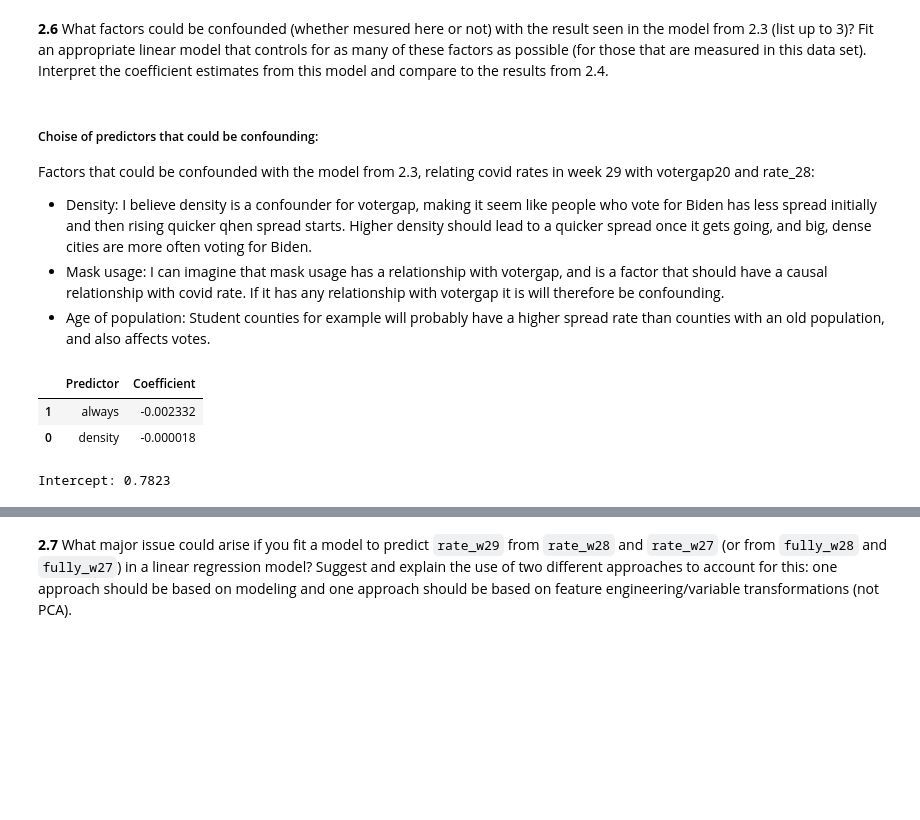
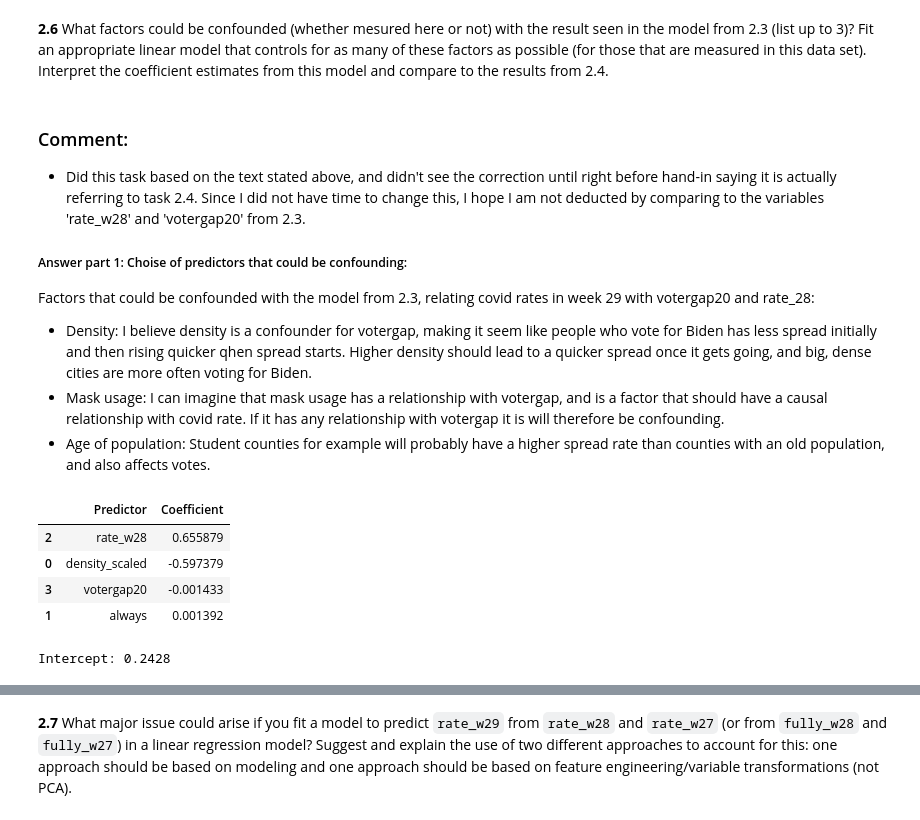
Before and after one commit to kkvalsvik/DataScience_cs109a_Harvard, a Jupyter notebook: cs_s109a_finalexam_2021.ipynb, the cells around one changed output, grey strips where cells are left out. Cells and saved outputs as stored; diff of their text form; code cells hidden in the pictures; blank space fills up the shorter version.

```diff
--- a/cs_s109a_finalexam_2021.ipynb
+++ b/cs_s109a_finalexam_2021.ipynb
@@ -732,30 +731,45 @@ I would choose to model the imputation with uncertainty in order to best capture
 # %% [markdown]
 **2.6** What factors could be confounded (whether mesured here or not) with the result seen in the model from 2.3 (list up to 3)?  Fit an appropriate linear model that controls for as many of these factors as possible (for those that are measured in this data set). Interpret the coefficient estimates from this model and compare to the results from 2.4.
 # %% [markdown]
-##### Choise of predictors that could be confounding:
+### Comment:
+* Did this task based on the text stated above, and didn't see the correction until right before hand-in saying it is actually referring to task 2.4. Since I did not have time to change this, I hope I am not deducted by comparing to the variables 'rate_w28' and 'votergap20' from 2.3.
+##### Answer part 1: Choise of predictors that could be confounding:
 Factors that could be confounded with the model from 2.3, relating covid rates in week 29 with votergap20 and rate_28:
 * Density: I believe density is a confounder for votergap, making it seem like people who vote for Biden has less spread initially and then rising quicker qhen spread starts. Higher density should lead to a quicker spread once it gets going, and big, dense cities are more often voting for Biden.
 * Mask usage: I can imagine that mask usage has a relationship with votergap, and is a factor that should have a causal relationship with covid rate. If it has any relationship with votergap it is will therefore be confounding.
 * Age of population: Student counties for example will probably have a higher spread rate than counties with an old population, and also affects votes.
 # %%
-# See answer below on the choice of confounding variables.
 # I first interpreted the task to ask for all possible features in covid_clean, but read from Ed that we should include
 #the ones that are possible from our listed 3 confounding variables. Updated now.
-predictors_to_include = ['density', 'always']
+
+# Normalizing the density variable to get it on the range of 0 to 1 which is the same as 'always':
+from sklearn.preprocessing import MinMaxScaler
+scaler = MinMaxScaler()
+density_scaled = scaler.fit_transform(covid_clean[['density']])
+# covid_Norm = pd.DataFrame(covid_Norm, columns=columns_to_include)
+# train_covid[['rate_w28', 'votergap20', 'rate28_X_votergap']]
+# covid_Norm['rate28_X_votergap']
+density_scaled
+covid_clean['density_scaled'] = density_scaled
+
+
+predictors_to_include = ['density_scaled', 'always', 'rate_w28', 'votergap20']
 # Assigning X and y:
 X_full = covid_clean[predictors_to_include]
 y = covid_clean['rate_w29']
 # Fitting multiple regression model:
 reg_linear_all = LinearRegression().fit(X_full, y)
 
 # Creating a dataframe of all coefficients (now corrected to two) sorted from highest absolute value to lowest:
 zip(predictors_to_include, reg_linear_all.coef_)
 coeffs = pd.DataFrame(zip(predictors_to_include, reg_linear_all.coef_), columns=['Predictor','Coefficient'])
 coeffs = coeffs.reindex(coeffs.Coefficient.abs().sort_values(ascending=False).index)
 display(coeffs)
 print(f'Intercept: {reg_linear_all.intercept_:.4}')
 # %% [output]
 |  | Predictor | Coefficient |
-| 1 | always | -0.002332 |
-| 0 | density | -0.000018 |
+| 2 | rate_w28 | 0.655879 |
+| 0 | density_scaled | -0.597379 |
+| 3 | votergap20 | -0.001433 |
+| 1 | always | 0.001392 |
-Intercept: 0.7823
+Intercept: 0.2428
```
Also changed, not shown: parts of 4 cells of this notebook.
